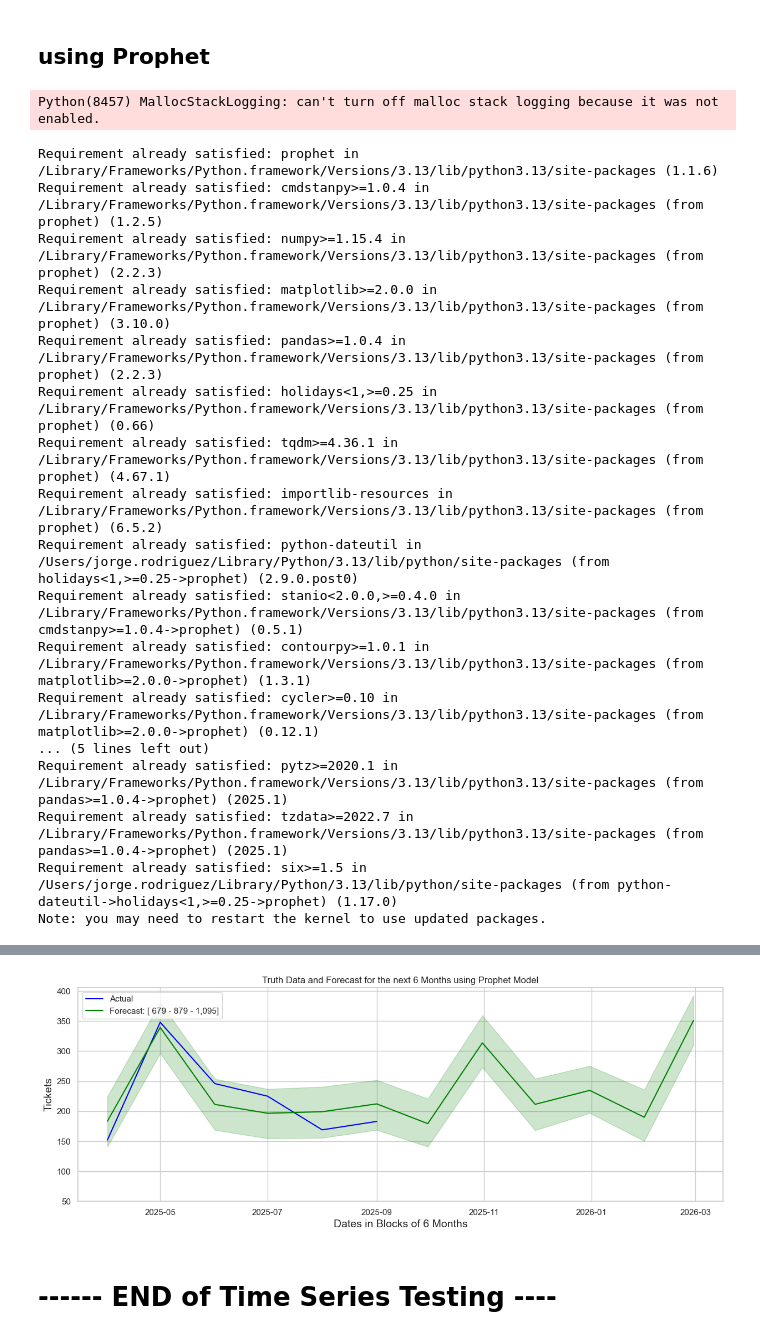
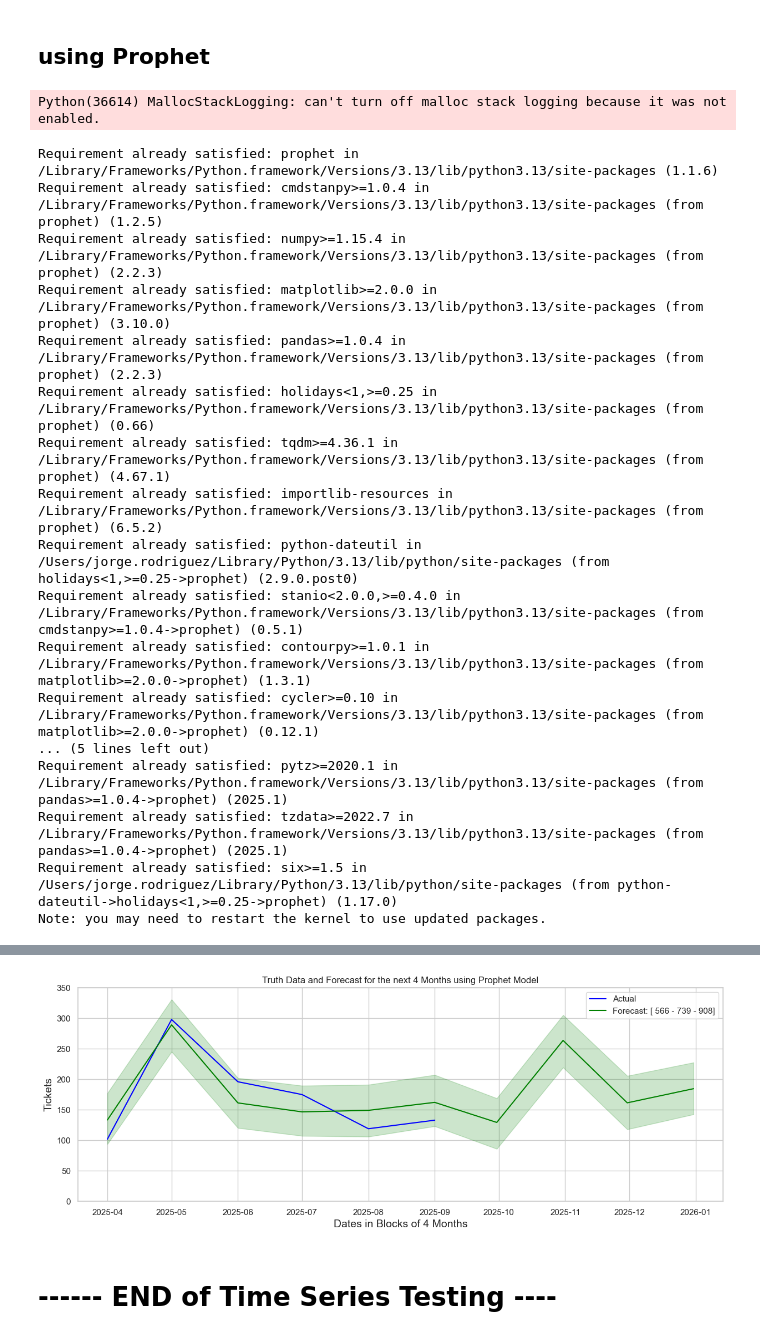
Before and after one commit to jorgeerodriguez/Jira, a Jupyter notebook: Jira.ipynb, the cells around one changed output, grey strips where cells are left out. Cells and saved outputs as stored; diff of their text form; code cells hidden in the pictures.

```diff
--- a/Jira.ipynb
+++ b/Jira.ipynb
@@ -2957,7 +2955,7 @@ df_p = df_p.reset_index(drop=True)
 model = Prophet()
 model.fit(df_p)
 
-PERIODS = 6  # Number of periods to forecast
+PERIODS = 4  # Number of periods to forecast
 # Python
 future = model.make_future_dataframe(periods=PERIODS, freq='M', include_history = True)   # Create a future DataFrame for PERIODS months
 forecast = model.predict(future)                             # Generate the forecast
@@ -2976,8 +2974,8 @@ mask1 = forecast['ds'] >= pd.Timestamp('2025-04-01')
 #plt.figure(figsize=(15, 6))
 plt.plot(df_p.loc[mask, 'ds'], df_p.loc[mask, 'y'], label='Actual', color='blue')
 #plt.plot(forecast.loc[mask1, 'ds'], forecast.loc[mask1, 'trend'], label='Trend',color='orange')
-plt.plot(forecast.loc[mask1, 'ds'], forecast.loc[mask1, 'yhat'], label='Forecast: [ ' + str("{:,.0f}".format(yhat_low[0:-1].sum())) + " - " + str("{:,.0f}".format(yhat[0:-1].sum())) +
-                                                                    " - " + str("{:,.0f}".format(yhat_high[0:-1].sum()))+ ']',color='green')
+plt.plot(forecast.loc[mask1, 'ds'], forecast.loc[mask1, 'yhat'], label='Forecast: [ ' + str("{:,.0f}".format(yhat_low.sum())) + " - " + str("{:,.0f}".format(yhat.sum())) +
+                                                                    " - " + str("{:,.0f}".format(yhat_high.sum()))+ ']',color='green')
 plt.fill_between(forecast.loc[mask1, 'ds'], forecast.loc[mask1, 'yhat_lower'], forecast.loc[mask1, 'yhat_upper'], color='green', alpha=0.2)
 #plt.plot(forecast['ds'], forecast['yhat_lower'], label='Forecast',color='green', linestyle='--')
 #plt.plot(forecast['ds'], forecast['yhat_upper'], label='Forecast',color='green', linestyle='--')
@@ -2987,19 +2985,19 @@ plt.fill_between(forecast.loc[mask1, 'ds'], forecast.loc[mask1, 'yhat_lower'], f
 formatter = ticker.ScalarFormatter()
 formatter.set_scientific(False)
 ax.yaxis.set_major_formatter(formatter)
-current_values = plt.gca().get_yticks()
+#current_values = plt.gca().get_yticks()
 ax.set_yticks(np.arange(0, df_p.loc[mask, 'y'].max() + 100, 50))
-plt.gca().set_yticklabels(['{:,.0f}'.format(val) for val in current_values])
+#plt.gca().set_yticklabels(['{:,.0f}'.format(val) for val in current_values])
 ax.set_title(f'Truth Data and Forecast for the next {PERIODS} Months using Prophet Model')
 #ax.legend(['Truth Data', 'Prediction','Forecast'], loc='upper left', title='Datesets')
-ax.legend(loc='upper left', title='')
+ax.legend(loc='upper right', title='')
 ax.set_xlabel(f"Dates in Blocks of {PERIODS} Months", fontsize=14)
 ax.set_ylabel("Tickets", fontsize=14)
 
 #ax.set_ylim(bottom=000000,top=2000000)
 plt.show()
 # %% [output]
-Python(8457) MallocStackLogging: can't turn off malloc stack logging because it was not enabled.
+Python(36614) MallocStackLogging: can't turn off malloc stack logging because it was not enabled.
 Requirement already satisfied: prophet in /Library/Frameworks/Python.framework/Versions/3.13/lib/python3.13/site-packages (1.1.6)
 Requirement already satisfied: cmdstanpy>=1.0.4 in /Library/Frameworks/Python.framework/Versions/3.13/lib/python3.13/site-packages (from prophet) (1.2.5)
 Requirement already satisfied: numpy>=1.15.4 in /Library/Frameworks/Python.framework/Versions/3.13/lib/python3.13/site-packages (from prophet) (2.2.3)
@@ -3023,4 +3021,4 @@ Python(8458) MallocStackLogging: can't turn off malloc stack logging because it
-[figure, old version]
+[figure, new version]
 # %% [markdown]
 # ------ END of Time Series Testing ----
 # %%
```
Also changed, not shown: parts of 4 cells of this notebook.
